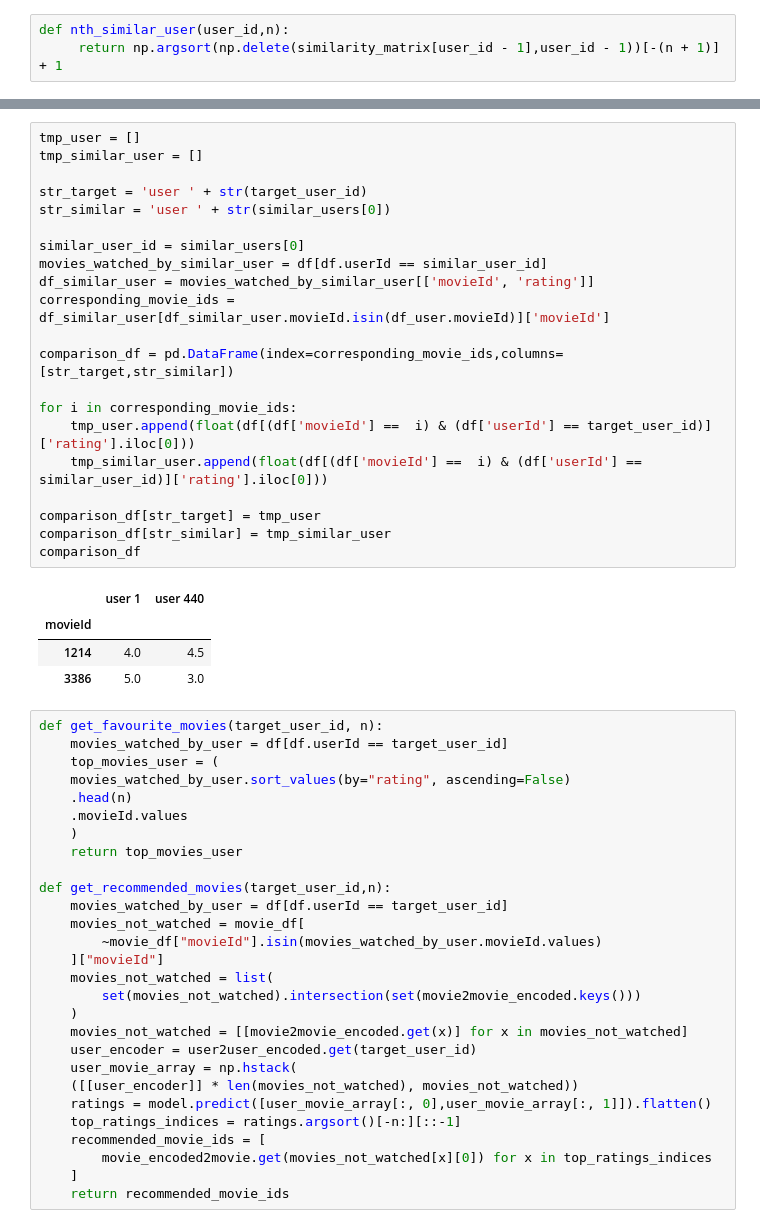
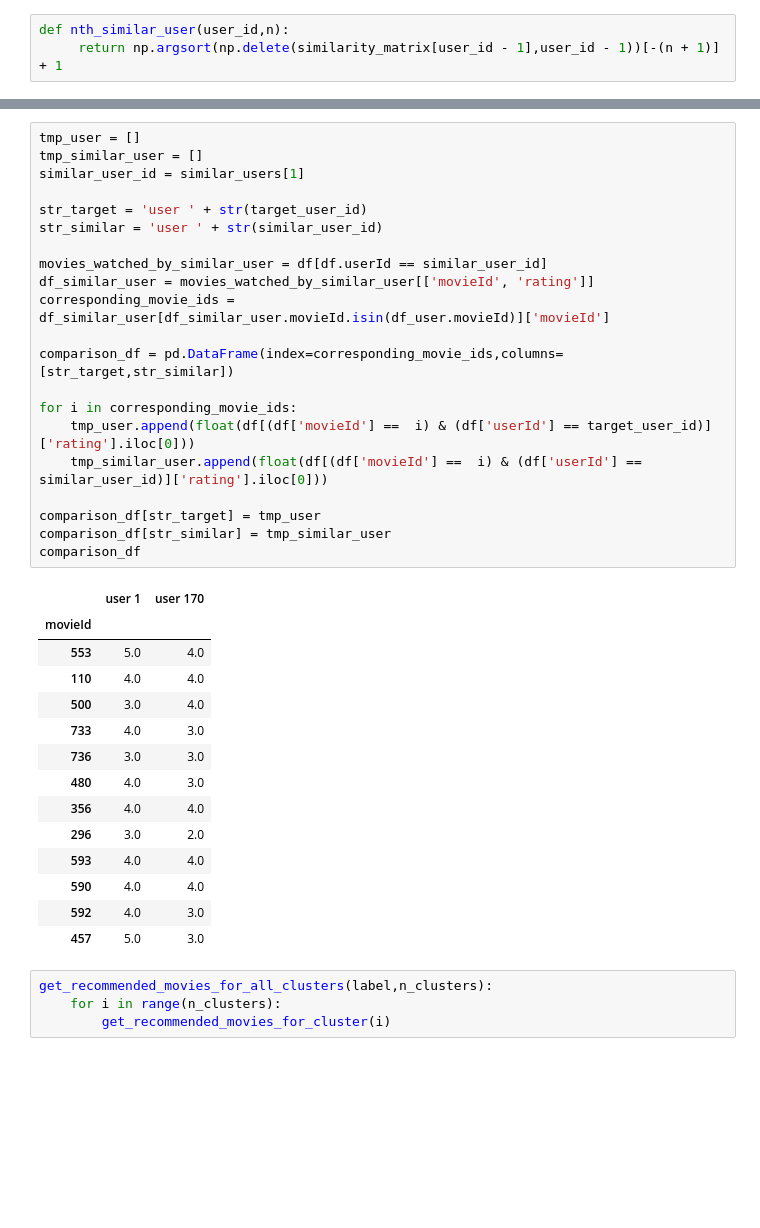
Before and after one commit to AlexandrCSF/Machine-Learning, a Jupyter notebook: ML/Collaborative_filtering.ipynb, the cells around one changed output, grey strips where cells are left out. Saved outputs shown, nothing was run; the diff lists cells and outputs as text; blank space fills up the shorter version.

```diff
--- a/ML/Collaborative_filtering.ipynb
+++ b/ML/Collaborative_filtering.ipynb
@@ -442,54 +461,40 @@ for similar_user_id in similar_users:
 # %%
 tmp_user = []
 tmp_similar_user = []
+similar_user_id = similar_users[1]
 
 str_target = 'user ' + str(target_user_id)
-str_similar = 'user ' + str(similar_users[0])
+str_similar = 'user ' + str(similar_user_id)
 
-similar_user_id = similar_users[0]
 movies_watched_by_similar_user = df[df.userId == similar_user_id]
 df_similar_user = movies_watched_by_similar_user[['movieId', 'rating']]
 corresponding_movie_ids = df_similar_user[df_similar_user.movieId.isin(df_user.movieId)]['movieId']
 
 comparison_df = pd.DataFrame(index=corresponding_movie_ids,columns=[str_target,str_similar])
 
 for i in corresponding_movie_ids:
     tmp_user.append(float(df[(df['movieId'] ==  i) & (df['userId'] == target_user_id)]['rating'].iloc[0]))
     tmp_similar_user.append(float(df[(df['movieId'] ==  i) & (df['userId'] == similar_user_id)]['rating'].iloc[0]))
 
 comparison_df[str_target] = tmp_user
 comparison_df[str_similar] = tmp_similar_user
 comparison_df
 # %% [output]
-|  | user 1 | user 440 |
+|  | user 1 | user 170 |
 | movieId |  |  |
-| 1214 | 4.0 | 4.5 |
-| 3386 | 5.0 | 3.0 |
+| 553 | 5.0 | 4.0 |
+| 110 | 4.0 | 4.0 |
+| 500 | 3.0 | 4.0 |
+| 733 | 4.0 | 3.0 |
+| 736 | 3.0 | 3.0 |
+| 480 | 4.0 | 3.0 |
+| 356 | 4.0 | 4.0 |
+| 296 | 3.0 | 2.0 |
+| 593 | 4.0 | 4.0 |
+| 590 | 4.0 | 4.0 |
+| 592 | 4.0 | 3.0 |
+| 457 | 5.0 | 3.0 |
-# %%
-def get_favourite_movies(target_user_id, n):
-    movies_watched_by_user = df[df.userId == target_user_id]
-    top_movies_user = (
-    movies_watched_by_user.sort_values(by="rating", ascending=False)
-    .head(n)
-    .movieId.values
-    )
-    return top_movies_user
-
-def get_recommended_movies(target_user_id,n):
-    movies_watched_by_user = df[df.userId == target_user_id]
-    movies_not_watched = movie_df[
-        ~movie_df["movieId"].isin(movies_watched_by_user.movieId.values)
-    ]["movieId"]
-    movies_not_watched = list(
-        set(movies_not_watched).intersection(set(movie2movie_encoded.keys()))
-    )
-    movies_not_watched = [[movie2movie_encoded.get(x)] for x in movies_not_watched]
-    user_encoder = user2user_encoded.get(target_user_id)
-    user_movie_array = np.hstack(
-    ([[user_encoder]] * len(movies_not_watched), movies_not_watched))
-    ratings = model.predict([user_movie_array[:, 0],user_movie_array[:, 1]]).flatten()
-    top_ratings_indices = ratings.argsort()[-n:][::-1]
-    recommended_movie_ids = [
-        movie_encoded2movie.get(movies_not_watched[x][0]) for x in top_ratings_indices
-    ]
-    return recommended_movie_ids
+# %%
+get_recommended_movies_for_all_clusters(label,n_clusters):
+    for i in range(n_clusters):
+        get_recommended_movies_for_cluster(i)
```
Also changed, not shown: parts of 22 cells of this notebook.
